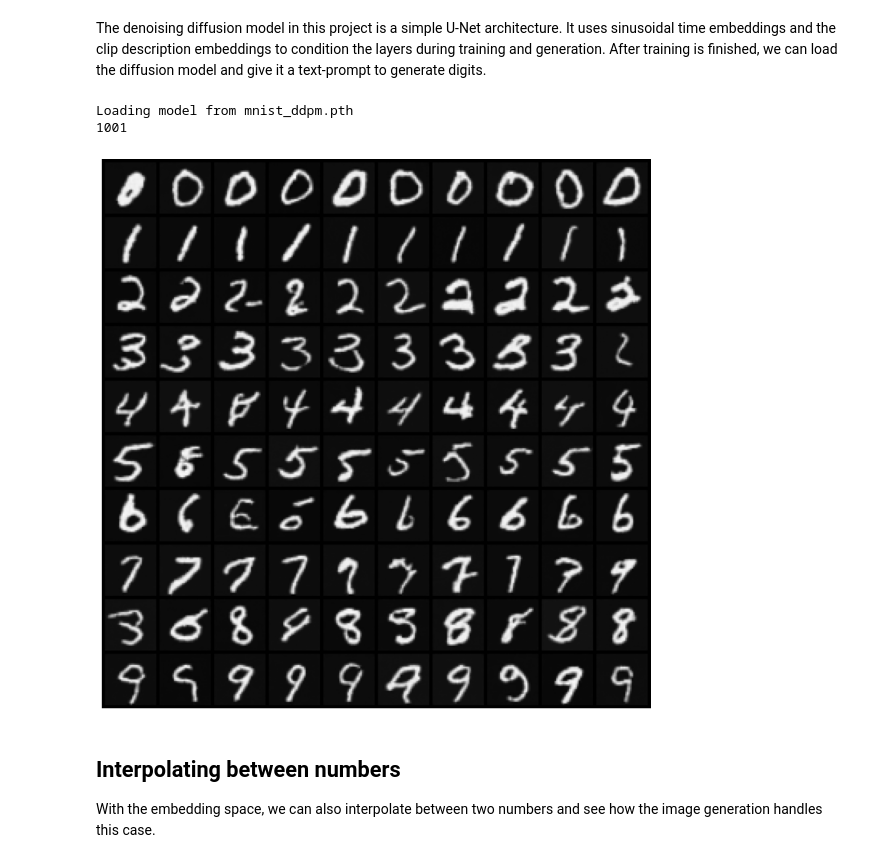
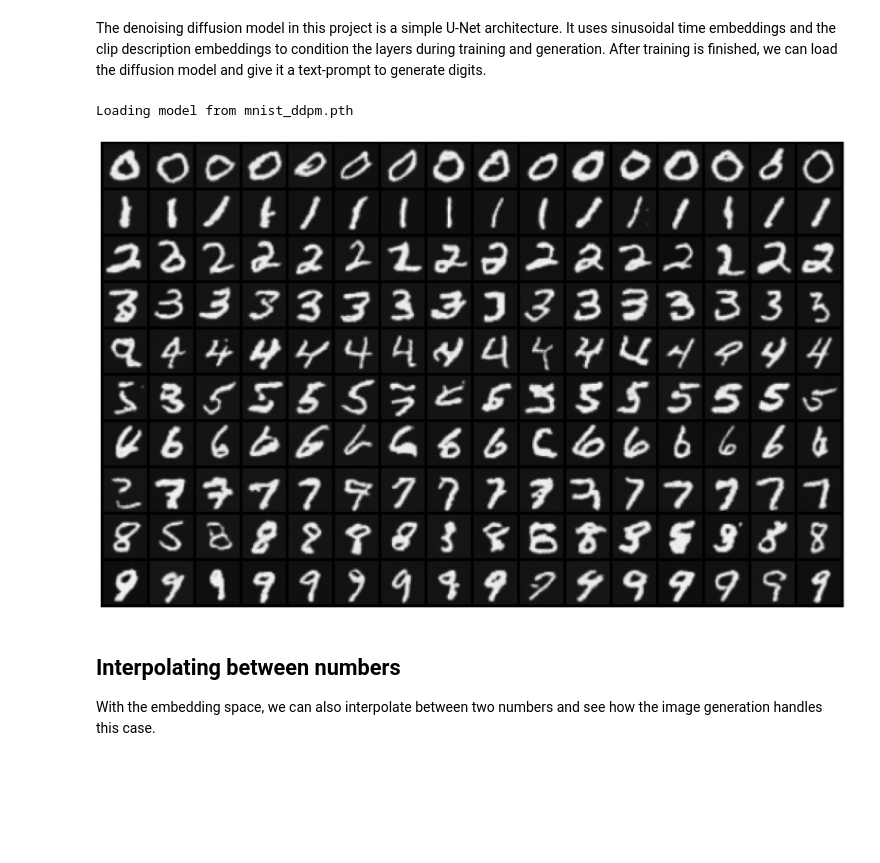
Before and after one commit to lukas-gandler/Text-To-Image, a Jupyter notebook: demo.ipynb, the cells around one changed output. Saved outputs shown, nothing was run; the diff lists cells and outputs as text; code cells hidden in the pictures; blank space fills up the shorter version.

```diff
--- a/demo.ipynb
+++ b/demo.ipynb
@@ -68,38 +68,36 @@ The denoising diffusion model in this project is a simple U-Net architecture. It
 # %%
 DIFFUSION_MODEL_PATH = 'mnist_ddpm.pth'
 TIME_EMBEDDING_DIM = 128
 
 unet = ConditionalUNet(in_channels=1, time_embedding_dim=TIME_EMBEDDING_DIM, clip_embedding_dim=CLIP_EMBEDDING_DIM)
 ddpm = DiffusionModel(network=unet, max_steps=1000, min_beta=0.0001, max_beta=0.02)
 ddpm = load_model(ddpm, DIFFUSION_MODEL_PATH).to(device).to(device).eval()
 
 # Prompt several samples per digit
-SAMPLES_PER_DIGIT = 10
+SAMPLES_PER_DIGIT = 16
 max_sequence_length = len(max(classes, key=len))
 
 generation_prompt = torch.stack(
     [description_encoder('zero')]*SAMPLES_PER_DIGIT +
     [description_encoder('one')]*SAMPLES_PER_DIGIT +
     [description_encoder('two')]*SAMPLES_PER_DIGIT +
     [description_encoder('three')]*SAMPLES_PER_DIGIT +
     [description_encoder('four')]*SAMPLES_PER_DIGIT +
     [description_encoder('five')]*SAMPLES_PER_DIGIT +
     [description_encoder('six')]*SAMPLES_PER_DIGIT +
     [description_encoder('seven')]*SAMPLES_PER_DIGIT +
     [description_encoder('eight')]*SAMPLES_PER_DIGIT +
     [description_encoder('nine')]*SAMPLES_PER_DIGIT
 ).to(device)
 
 generation_prompt_embedding = clip_model.get_text_embeddings(generation_prompt)
-generated_images, trajectory = ddpm.sample_new_images(num_samples=generation_prompt_embedding.shape[0], clip_embedding=generation_prompt_embedding)
-print(len(trajectory))
+generated_images = ddpm.sample_new_images(num_samples=generation_prompt_embedding.shape[0], clip_embedding=generation_prompt_embedding)
 
 # Show the digits one row at a time
 plot_image_batch(generated_images, n_row=SAMPLES_PER_DIGIT)
 # %% [output]
 Loading model from mnist_ddpm.pth
-1001
-[figure, old version]
+[figure, new version]
 # %% [markdown]
 ## Interpolating between numbers
 With the embedding space, we can also interpolate between two numbers and see how the image generation handles this case.
```
Also changed, not shown: parts of 3 cells of this notebook.
